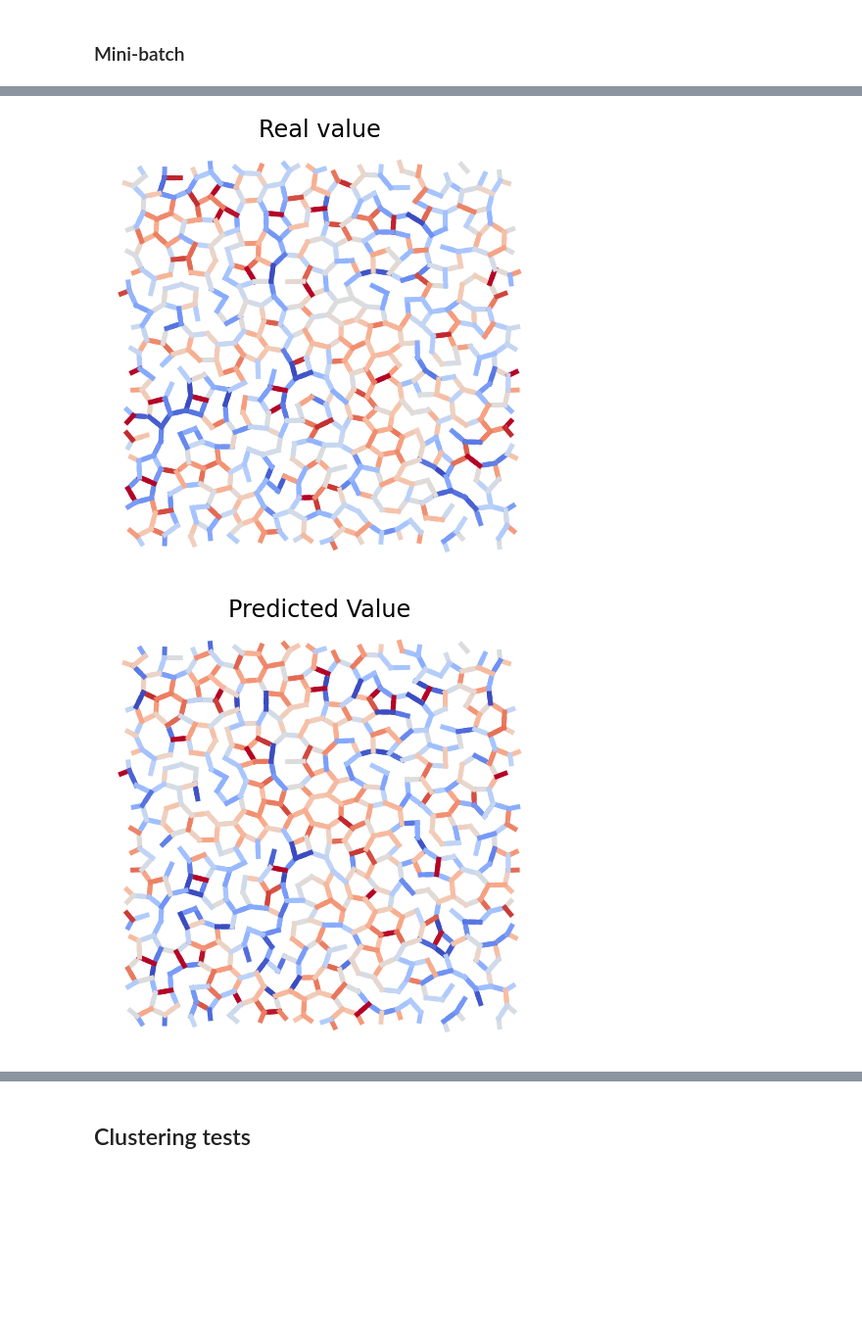
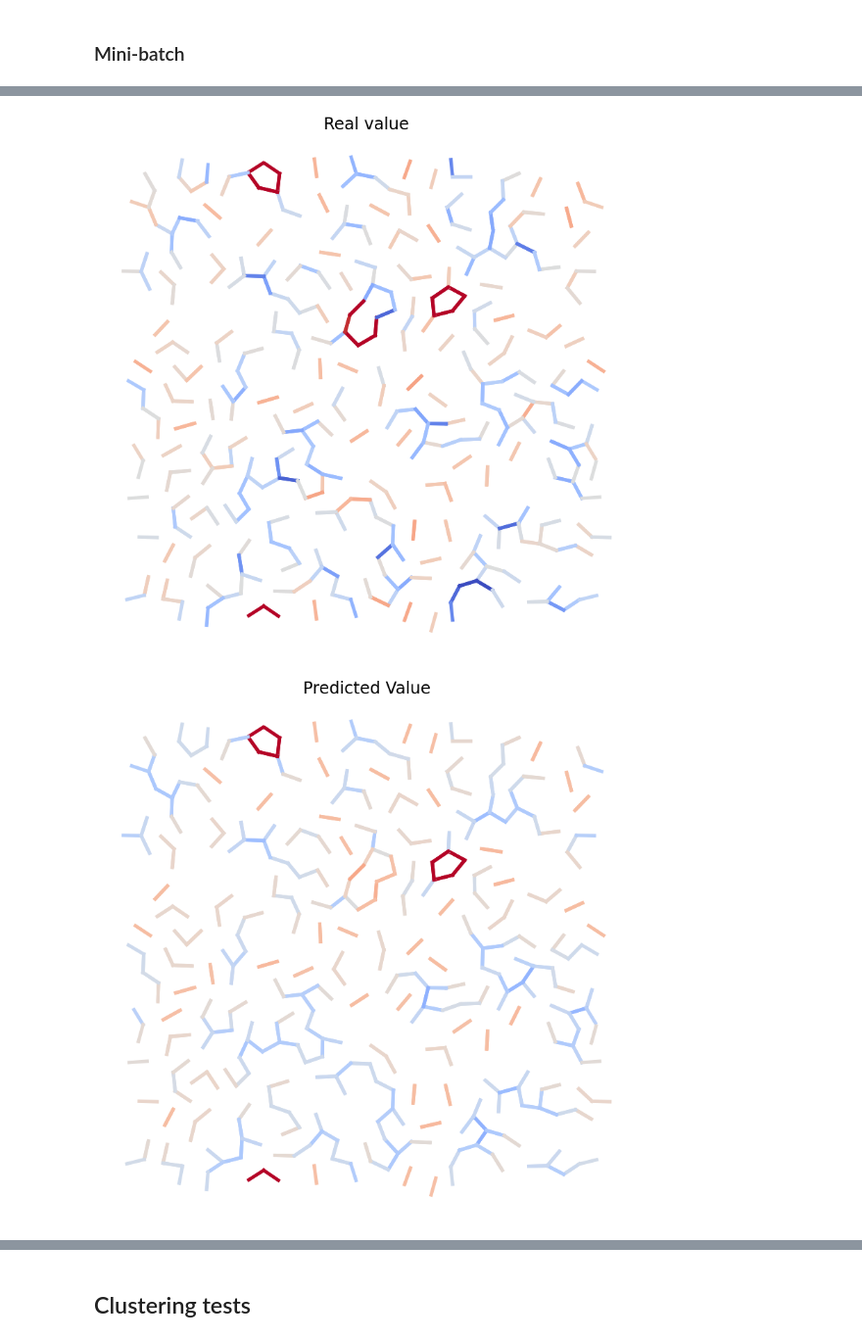
Before and after one commit to Simone7monaco/PatchyParticles, a Jupyter notebook: MULTI_OrderParameters.ipynb, the cells around one changed output, grey strips where cells are left out. Shown at 98% size. Drawn from its saved outputs; the diff is of its cells as text; code cells hidden in the pictures; blank space fills up the shorter version.

```diff
--- a/MULTI_OrderParameters.ipynb
+++ b/MULTI_OrderParameters.ipynb
@@ -32,13 +38,13 @@ from IPython.display import clear_output
 # %%
 events=[]
 C=[]
-d=75; e=500
+d=75; e=200
 
 multis=range(50)
 for i in multis:
     sname="MULTI_484/S."+str(d)+"."+str(e)+"/snap."+str(d)+"."+str(e)+"."+str(i)+".patch"
     tname="MULTI_484/T."+str(d)+"."+str(e)+"/bl."+str(d)+"."+str(e)+"."+str(i)+".dat"
-
+    if i==12 or i==45 or i==49: continue
     l = 0
     carry_events=[]
     timep=0
@@ -612,42 +619,45 @@ err_pred = np.squeeze(err_pred.data.numpy())
 framelengths=[len(E) for E in events]
 framestarts=np.insert(np.cumsum(framelengths),0,0)
 # %%
-def plotbonds(EEE, CC, tt, title):
-    plt.figure(figsize = (8,8))
+def plotbonds(EEE, CC, tt, title, seeparts=False):
+    plt.figure(figsize = (14,14))
     plt.axis("off")
     plt.title(title, fontsize=24)
-    δ = .6
+    δ = 1
     ttt = (tt - 0.5)/2 + 0.5
 
     for ev in range(EEE[:,2].size):   #Bonds
         r1 = np.array(CC[int(EEE[ev,0])][:])
         r2 = np.array(CC[int(EEE[ev,1])][:])
-        dr = [rescale((r2 - r1)[0], xsize), rescale((r2-r1)[1], ysize)]
+        dr = nearestimage((r2-r1))
+#         dr = [rescale((r2 - r1)[0], xsize), rescale((r2-r1)[1], ysize)]
         line='-'
 
         col = pl.cm.coolwarm(ttt[ev])
+        if seeparts: plt.scatter(CC[:,0], CC[:,1], s=80, zorder=2)
+#         print(r1, r2)
         plt.plot([r1[0], r1[0]+δ*dr[0]/np.linalg.norm(dr)], [r1[1], r1[1]+δ*dr[1]/np.linalg.norm(dr)], color=col, linewidth=5, zorder=1)
         plt.plot([r2[0], r2[0]-δ*dr[0]/np.linalg.norm(dr)], [r2[1], r2[1]-δ*dr[1]/np.linalg.norm(dr)], color=col, linewidth=5, zorder=1)
 
     plt.show()
 # %%
-snap =2
+snap =10
 
 
 CC=C[snap];
 EE=np.array(events[snap])
 EEE=np.array([np.array(i) for i in EE])
 
 yyy = time/EEE[:,2]
 t_b = (((yyy-np.mean(yyy))/np.std(yyy))+1)/2
 
 t_p = err_pred[framestarts[snap]:framestarts[snap+1]]
 
 plotbonds(EEE,CC,t_b, "Real value")
 plotbonds(EEE,CC,t_p, "Predicted Value")
 # %% [output]
-[figure, old version]
+[figure, new version]
-[figure, old version]
+[figure, new version]
 # %%
 # Square error
 se=(t_p-t_b)**2 + 0.5
```
Also changed, not shown: parts of 16 cells of this notebook.
